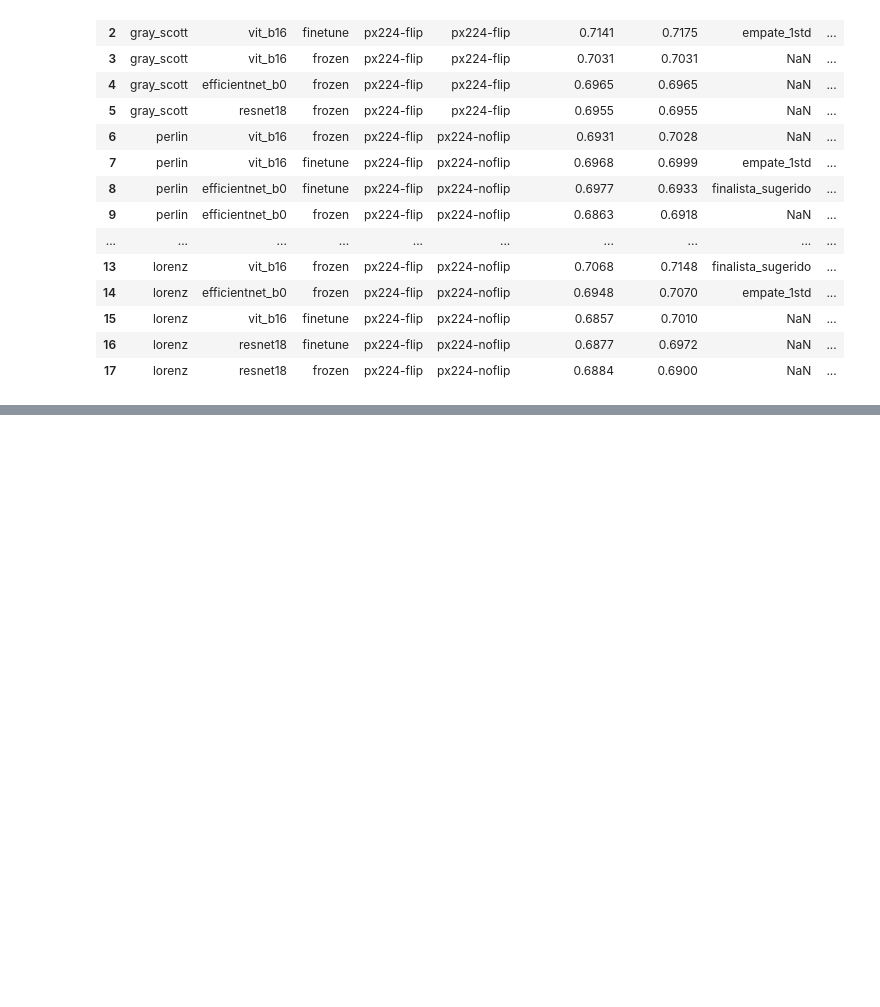
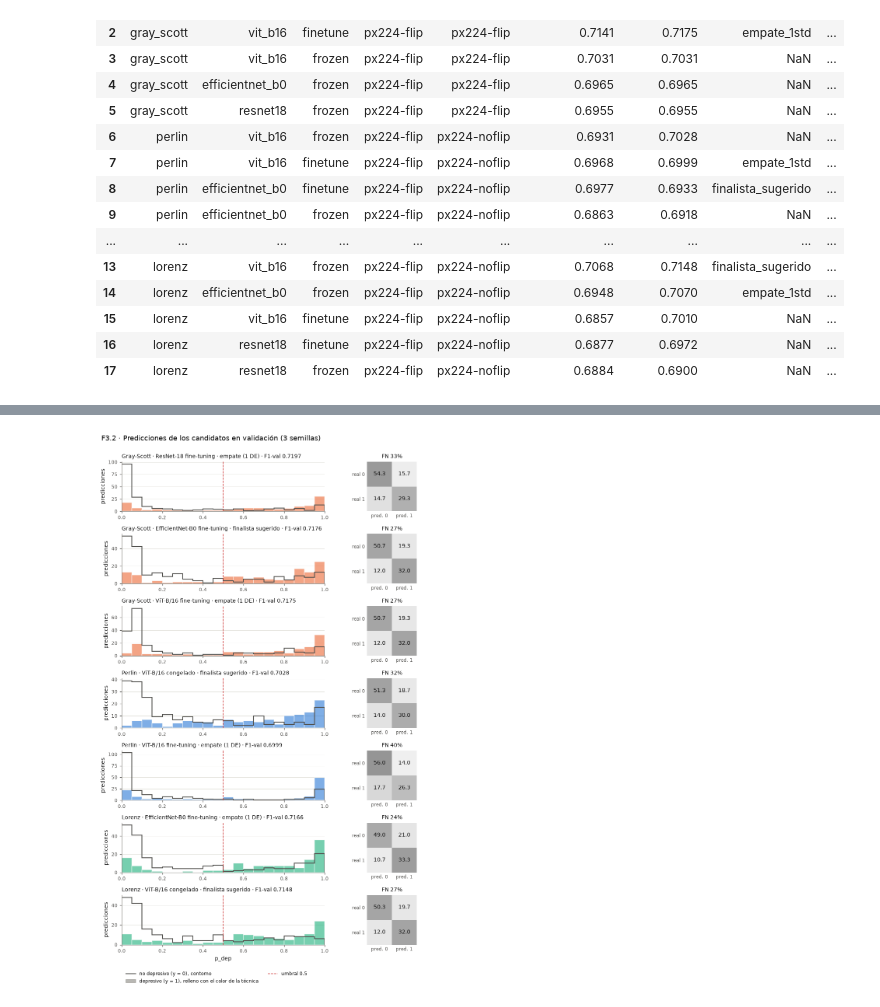
Before and after one commit to DpalaciosR20/ttdicevc, a Jupyter notebook: notebooks/F3.2_primera_pasada.ipynb, the cells around one changed output, grey strips where cells are left out. Cells and saved outputs as stored; diff of their text form; code cells hidden in the pictures; blank space fills up the shorter version.

```diff
--- a/notebooks/F3.2_primera_pasada.ipynb
+++ b/notebooks/F3.2_primera_pasada.ipynb
@@ -221,0 +328,47 @@ both[['technique', 'arch', 'strategy', 'variant_v0', 'variant', 'f1_val_mean_v0'
+# %%
+bins = np.linspace(0, 1, 21)
+fig, axes = plt.subplots(len(cand), 2, figsize=(8, 1.85 * len(cand) + 0.8),
+                         gridspec_kw={'width_ratios': [3, 1.15]})
+for i, c in cand.iterrows():
+    P, y, Y_hat = PREDS[(c.technique, c.arch, c.strategy)]
+    color = style.TECH_COLOR[c.technique]
+    ax = axes[i, 0]
+    ax.hist(P.to_numpy()[y == 0].ravel(), bins=bins, histtype='step', color=style.INK_SECONDARY, lw=1.4,
+            label='no depresivo (y = 0)')
+    ax.hist(P.to_numpy()[y == 1].ravel(), bins=bins, color=color, alpha=0.6, edgecolor=style.SURFACE, lw=1,
+            label='depresivo (y = 1)')
+    ax.axvline(0.5, color=style.THRESHOLD_COLOR, lw=1, ls='--', label='umbral 0.5')
+    ax.set_xlim(0, 1)
+    ax.set_title(f'{style.TECH_LABEL[c.technique]} · {cfg_label(c.arch, c.strategy)} · {SEL_LABEL[c.seleccion]}'
+                 f' · F1-val {c.f1_val_mean:.4f}', loc='left', fontsize=style.FONT_SIZES['label'])
+    ax.set_ylabel('predicciones')
+    ax.grid(axis='y')
+    ax.set_axisbelow(True)
+    if i == len(cand) - 1:
+        ax.set_xlabel('p_dep')
+
+    cm = np.array([[np.sum((y[:, None] == t) & (Y_hat == p)) for p in (0, 1)] for t in (0, 1)]) / len(SEEDS)
+    ax = axes[i, 1]
+    ax.imshow(cm / cm.sum(axis=1, keepdims=True), cmap='Greys', vmin=0, vmax=1.6)
+    for t in (0, 1):
+        for p in (0, 1):
+            ax.text(p, t, f'{cm[t, p]:.1f}', ha='center', va='center', color=style.INK,
+                    fontsize=style.FONT_SIZES['label'])
+    ax.set_xticks([0, 1], ['pred. 0', 'pred. 1'])
+    ax.set_yticks([0, 1], ['real 0', 'real 1'])
+    ax.tick_params(length=0)
+    ax.grid(False)
+    for s in ax.spines.values():
+        s.set_visible(False)
+    ax.set_title(f'FN {cm[1, 0] / cm[1].sum():.0%}', fontsize=style.FONT_SIZES['label'])
+axes[-1, 0].legend(handles=[
+    plt.Line2D([], [], color=style.INK_SECONDARY, lw=1.4, label='no depresivo (y = 0), contorno'),
+    plt.Rectangle((0, 0), 1, 1, color=style.MUTED, alpha=0.6, label='depresivo (y = 1), relleno con el color de la técnica'),
+    plt.Line2D([], [], color=style.THRESHOLD_COLOR, lw=1, ls='--', label='umbral 0.5')],
+    loc='upper left', bbox_to_anchor=(0, -0.45), ncol=2)
+fig.suptitle('F3.2 · Predicciones de los candidatos en validación (3 semillas)', x=0.02, ha='left')
+fig.tight_layout(rect=(0, 0.03, 1, 0.98))
+style.save(fig, FIG / 'predicciones_candidatos')
+plt.show()
+# %% [output]
+[figure, added]
```
Also changed, not shown: parts of 8 cells of this notebook, 5 other files.
